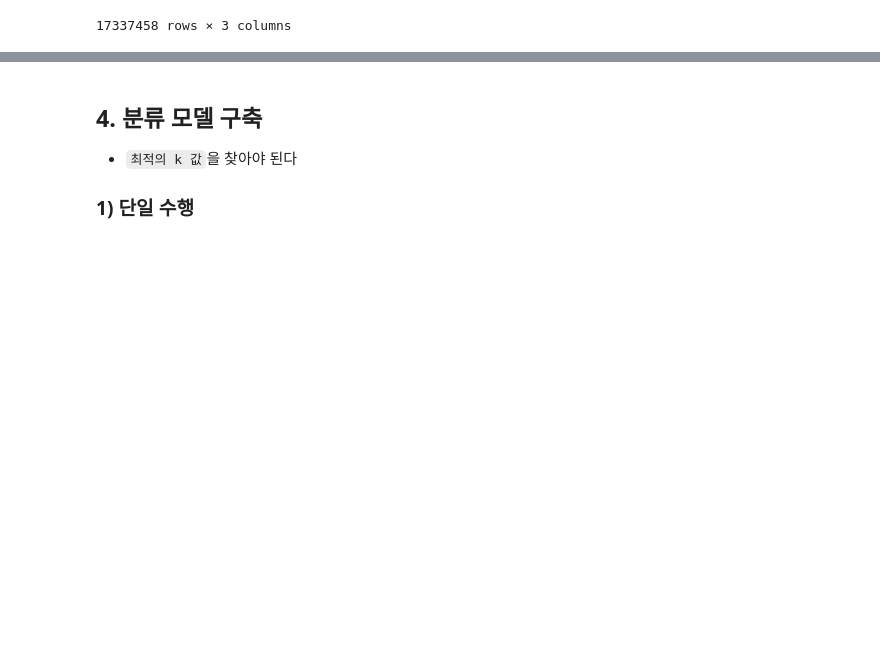
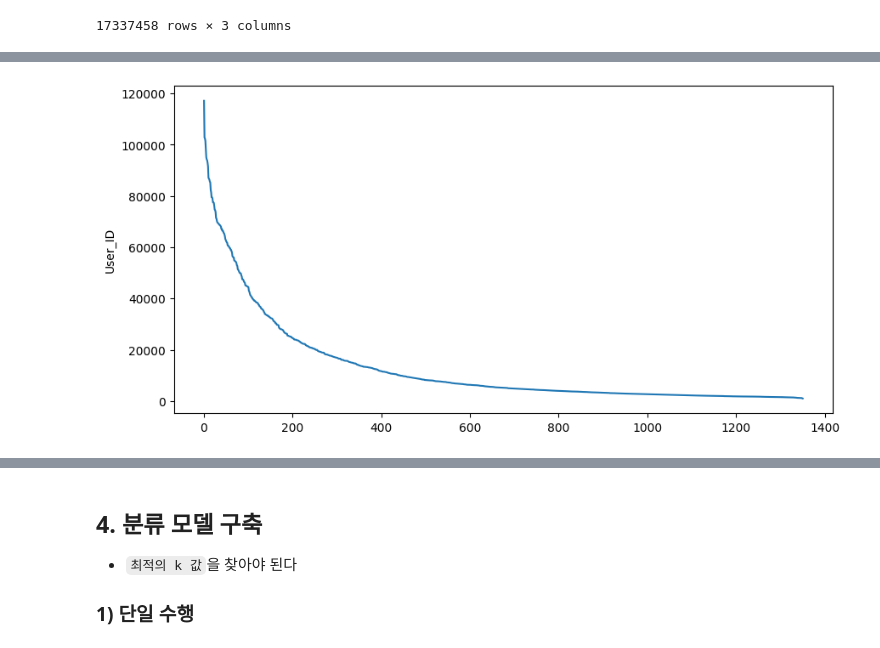
Before and after one commit to dahyoon/data_analysis, a Jupyter notebook: G_데이터마이닝/2_Sklearn/11_분류_영화추천.ipynb, the cells around one changed output, grey strips where cells are left out. Cells and saved outputs as stored; diff of their text form; code cells hidden in the pictures; blank space fills up the shorter version.

```diff
--- a/G_데이터마이닝/2_Sklearn/11_분류_영화추천.ipynb
+++ b/G_데이터마이닝/2_Sklearn/11_분류_영화추천.ipynb
@@ -68,0 +92,9 @@ origin_rating
+# %%
+plt.figure(figsize = (10, 5))
+sb.lineplot(data=gdf,
+            y='User_ID',
+            x=range(1, len(gdf.index)+1))
+plt.show()
+plt.close()
+# %% [output]
+[figure, added]
```
Also changed, not shown: parts of 21 cells of this notebook, 5 other files.
